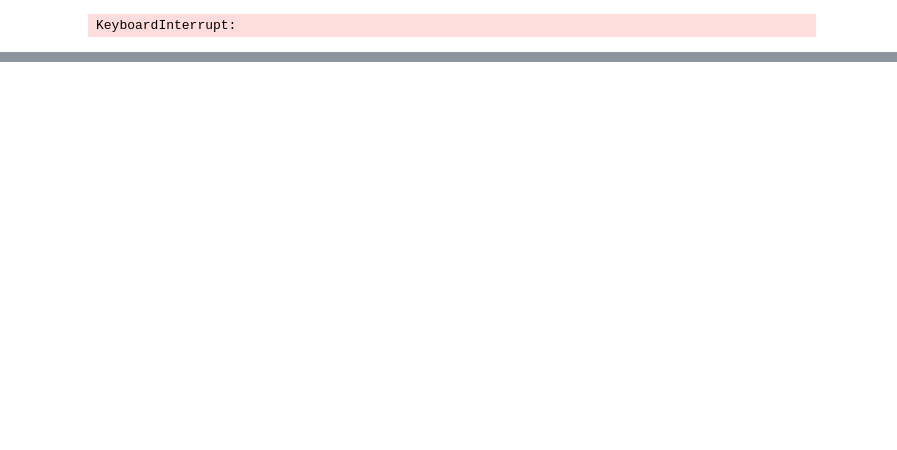
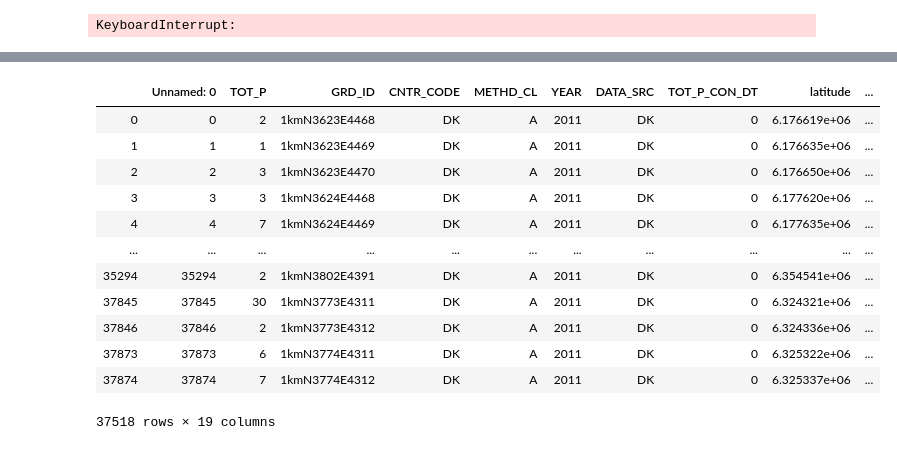
Before and after one commit to Oliverkobaek/thesis_2020, a Jupyter notebook: Population x Apotek.ipynb, the cells around one changed output, grey strips where cells are left out. Drawn from its saved outputs; the diff is of its cells as text; code cells hidden in the pictures; blank space fills up the shorter version.

```diff
--- a/Population x Apotek.ipynb
+++ b/Population x Apotek.ipynb
@@ -324,0 +356,21 @@ for i in tqdm(range(2008,2019)):
+# %%
+kommuner = kommuner.to_crs(epsg = 4326)
+data_kom = gpd.sjoin(data , kommuner)
+data_kom_all = gpd.sjoin(data , kommuner, how='left')
+data_null = data_kom_all[(data_test.KOMKODE.isnull())]
+data_null = data_null.reset_index(drop=True)
+data_kom
+# %% [output]
+|  | Unnamed: 0 | TOT_P | GRD_ID | CNTR_CODE | METHD_CL | YEAR | DATA_SRC | TOT_P_CON_DT | latitude | ... |
+| 0 | 0 | 2 | 1kmN3623E4468 | DK | A | 2011 | DK | 0 | 6.176619e+06 | ... |
+| 1 | 1 | 1 | 1kmN3623E4469 | DK | A | 2011 | DK | 0 | 6.176635e+06 | ... |
+| 2 | 2 | 3 | 1kmN3623E4470 | DK | A | 2011 | DK | 0 | 6.176650e+06 | ... |
+| 3 | 3 | 3 | 1kmN3624E4468 | DK | A | 2011 | DK | 0 | 6.177620e+06 | ... |
+| 4 | 4 | 7 | 1kmN3624E4469 | DK | A | 2011 | DK | 0 | 6.177635e+06 | ... |
+| ... | ... | ... | ... | ... | ... | ... | ... | ... | ... | ... |
+| 35294 | 35294 | 2 | 1kmN3802E4391 | DK | A | 2011 | DK | 0 | 6.354541e+06 | ... |
+| 37845 | 37845 | 30 | 1kmN3773E4311 | DK | A | 2011 | DK | 0 | 6.324321e+06 | ... |
+| 37846 | 37846 | 2 | 1kmN3773E4312 | DK | A | 2011 | DK | 0 | 6.324336e+06 | ... |
+| 37873 | 37873 | 6 | 1kmN3774E4311 | DK | A | 2011 | DK | 0 | 6.325322e+06 | ... |
+| 37874 | 37874 | 7 | 1kmN3774E4312 | DK | A | 2011 | DK | 0 | 6.325337e+06 | ... |
+37518 rows × 19 columns
```
Also changed, not shown: parts of 12 cells of this notebook, 2 other files.
